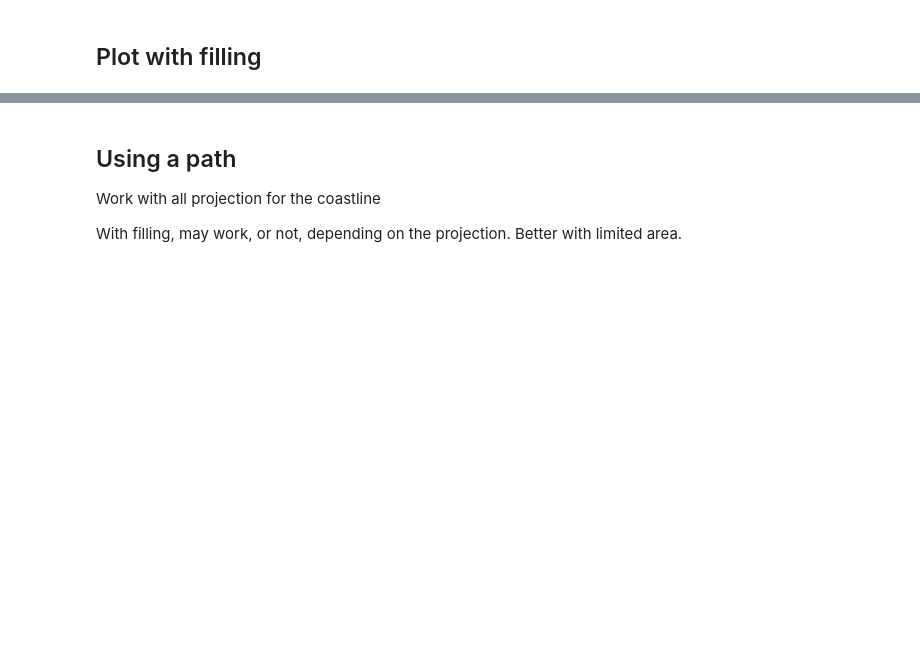
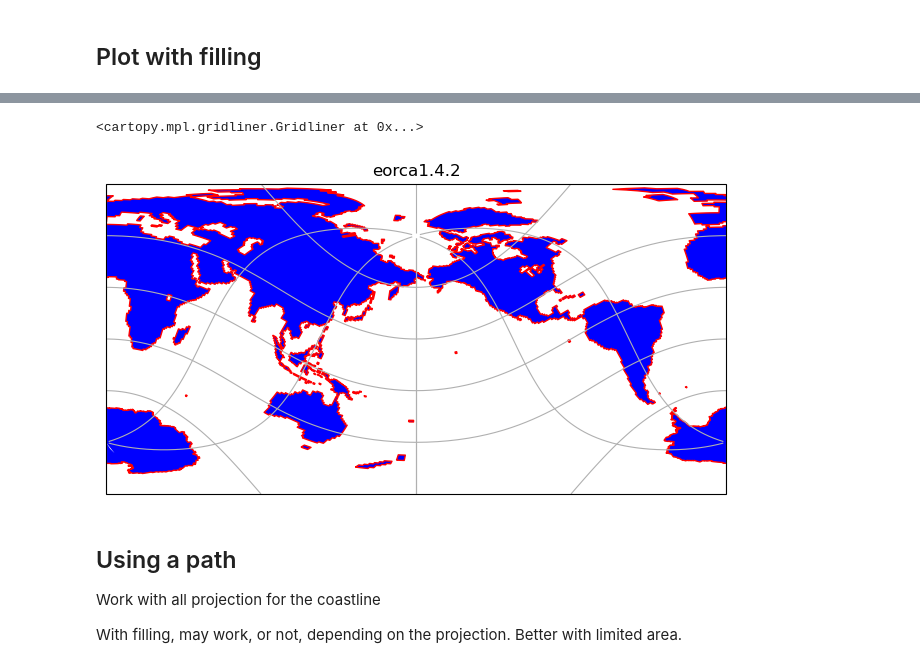
Before and after one commit to oliviermarti/IPSLCM-Utilities, a Jupyter notebook: CoastLine.ipynb, the cells around one changed output, grey strips where cells are left out. Drawn from its saved outputs; the diff is of its cells as text; code cells hidden in the pictures; blank space fills up the shorter version.

```diff
--- a/CoastLine.ipynb
+++ b/CoastLine.ipynb
@@ -515,3 +581,17 @@ ax.gridlines  ()
+# %%
+fig = plt.figure(figsize=(8,8))
+ProjIn = ccrs.PlateCarree ()
+
+ax = fig.add_subplot (111, projection=ProjPlot)
+
+ax.set_title (cfg_name)
+ax.add_feature (land_poly , facecolor='blue', edgecolor='none')
+ax.add_feature (coast_poly, facecolor='none', edgecolor='red')
+
+ax.gridlines  ()
+# %% [output]
+<cartopy.mpl.gridliner.Gridliner at 0x...>
+[figure, added]
 # %% [markdown]
 ## Using a path
 Work with all projection for the coastline
```
Also changed, not shown: parts of 16 cells of this notebook, 28 other files.
